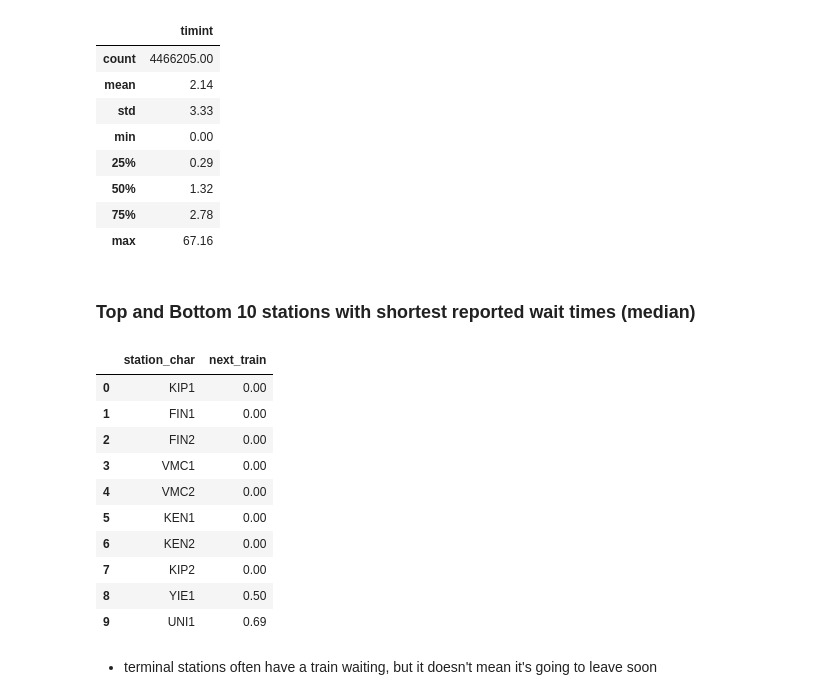
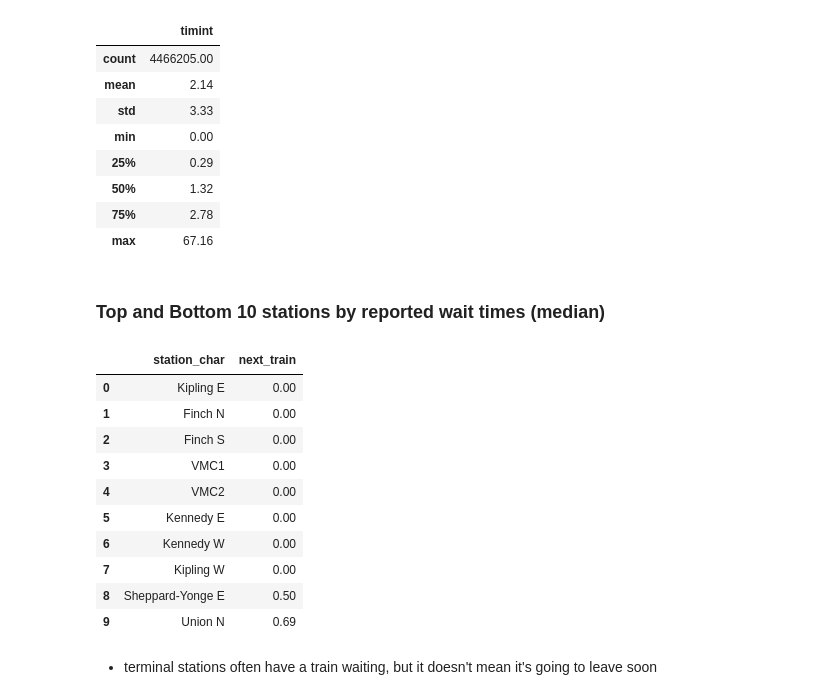
Before and after one commit to bani/ttc_subway_times, a Jupyter notebook: doc/subway_station_wait_times.ipynb, the cells around one changed output. Saved outputs shown, nothing was run; the diff lists cells and outputs as text; code cells hidden in the pictures.

```diff
--- a/doc/subway_station_wait_times.ipynb
+++ b/doc/subway_station_wait_times.ipynb
@@ -79,7 +96,7 @@ data.describe()
 | 75% | 2.78 |
 | max | 67.16 |
 # %% [markdown]
-### Top and Bottom 10 stations with shortest reported wait times (median)
+### Top and Bottom 10 stations by reported wait times (median)
 # %%
 sql = '''
 select station_char, percentile_disc(0.5) within group (order by timint) as next_train
@@ -88,19 +105,21 @@ group by station_char
 order by next_train
 '''
 data = pd.read_sql(sql, con)
-data.head(10)
-# %% [output]
-|  | station_char | next_train |
-| 0 | KIP1 | 0.00 |
-| 1 | FIN1 | 0.00 |
-| 2 | FIN2 | 0.00 |
-| 3 | VMC1 | 0.00 |
-| 4 | VMC2 | 0.00 |
-| 5 | KEN1 | 0.00 |
-| 6 | KEN2 | 0.00 |
-| 7 | KIP2 | 0.00 |
-| 8 | YIE1 | 0.50 |
-| 9 | UNI1 | 0.69 |
+# %%
+data.replace({"station_char": station_names}, inplace=True)
+data.head(10)
+# %% [output]
+|  | station_char | next_train |
+| 0 | Kipling E | 0.00 |
+| 1 | Finch N | 0.00 |
+| 2 | Finch S | 0.00 |
+| 3 | VMC1 | 0.00 |
+| 4 | VMC2 | 0.00 |
+| 5 | Kennedy E | 0.00 |
+| 6 | Kennedy W | 0.00 |
+| 7 | Kipling W | 0.00 |
+| 8 | Sheppard-Yonge E | 0.50 |
+| 9 | Union N | 0.69 |
 # %% [markdown]
 * terminal stations often have a train waiting, but it doesn't mean it's going to leave soon
 # %%
```
Also changed, not shown: parts of 28 cells of this notebook.
